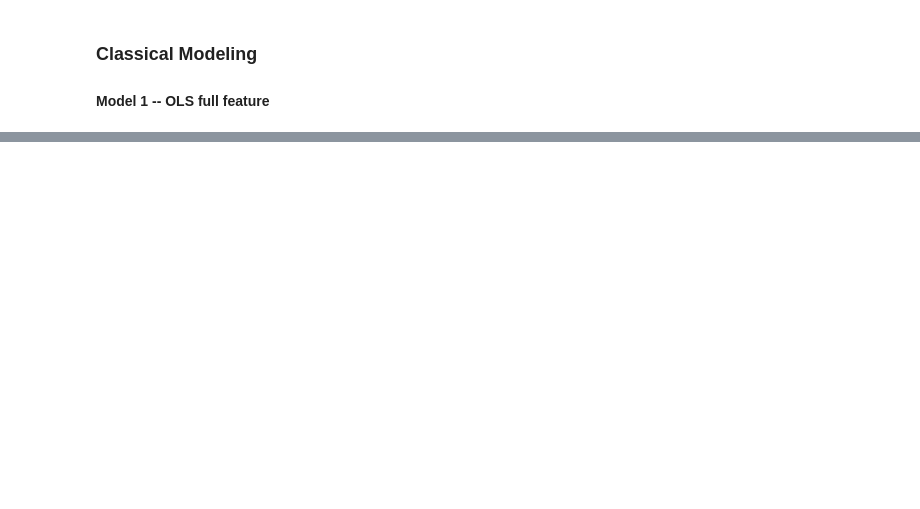
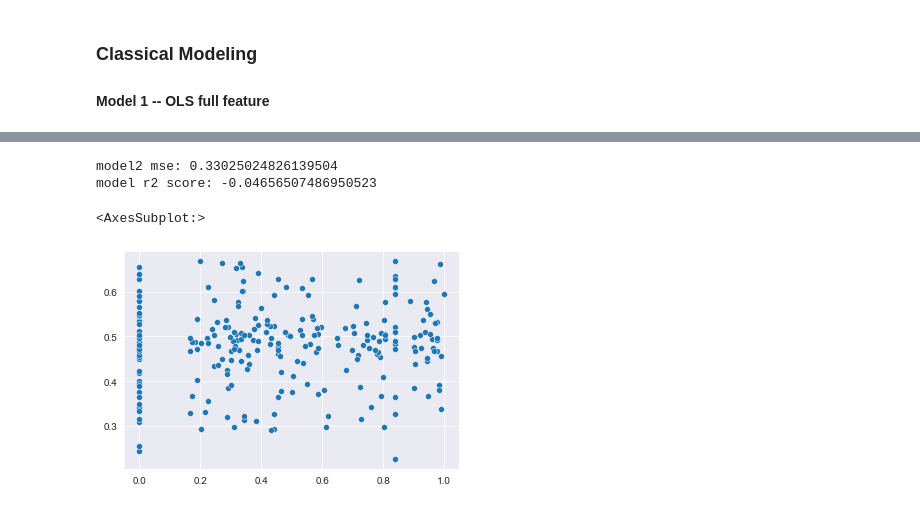
Before and after one commit to trpubz/DBacksAnalysis, a Jupyter notebook: 3Data Preparation/DataPrep.ipynb, the cells around one changed output, grey strips where cells are left out. Drawn from its saved outputs; the diff is of its cells as text; code cells hidden in the pictures; blank space fills up the shorter version.

```diff
--- a/3Data Preparation/DataPrep.ipynb
+++ b/3Data Preparation/DataPrep.ipynb
@@ -259,0 +285,7 @@ strong multicollinearity problems or that the design matrix is singular.
+# %%
+# removed release_speed, p_throws_R, all zones, pfx_v
+model2_feats = ['const', 'release_spin_rate', 'spin_axis', 'pitch_type_CH', 'pitch_type_CS', 'pitch_type_CU', 'pitch_type_FC', 'pitch_type_FF', 'pitch_type_FS', 'pitch_type_KC', 'pitch_type_SI', 'pitch_type_SL']
+model1 = sm.OLS(endog=y_train_trx, exog=X_train[model2_feats])
+results2 = model1.fit()
+print(results2.summary())
+print('--------------')
@@ -259,0 +310,15 @@ strong multicollinearity problems or that the design matrix is singular.
+# %%
+xwOBA_pred2 = results2.predict(X_test[model2_feats])
+
+m2_mse = mean_squared_error(y_test_trx, xwOBA_pred2, squared=False)
+print(f"model2 mse: {m2_mse}")
+
+m2_r2 = r2_score(y_test_trx, xwOBA_pred2)
+print(f"model r2 score: {m2_r2}")
+
+sns.scatterplot(y_test_trx, xwOBA_pred2)
+# %% [output]
+model2 mse: 0.33025024826139504
+model r2 score: -0.04656507486950523
+<AxesSubplot:>
+[figure, added]
```
Also changed, not shown: parts of 20 cells of this notebook.
